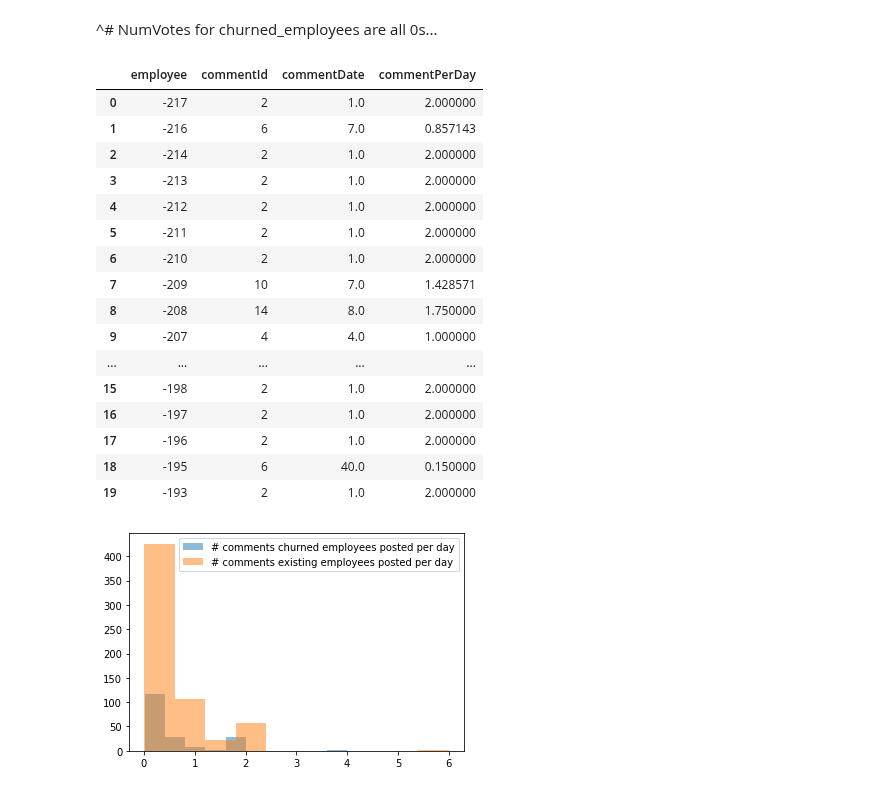
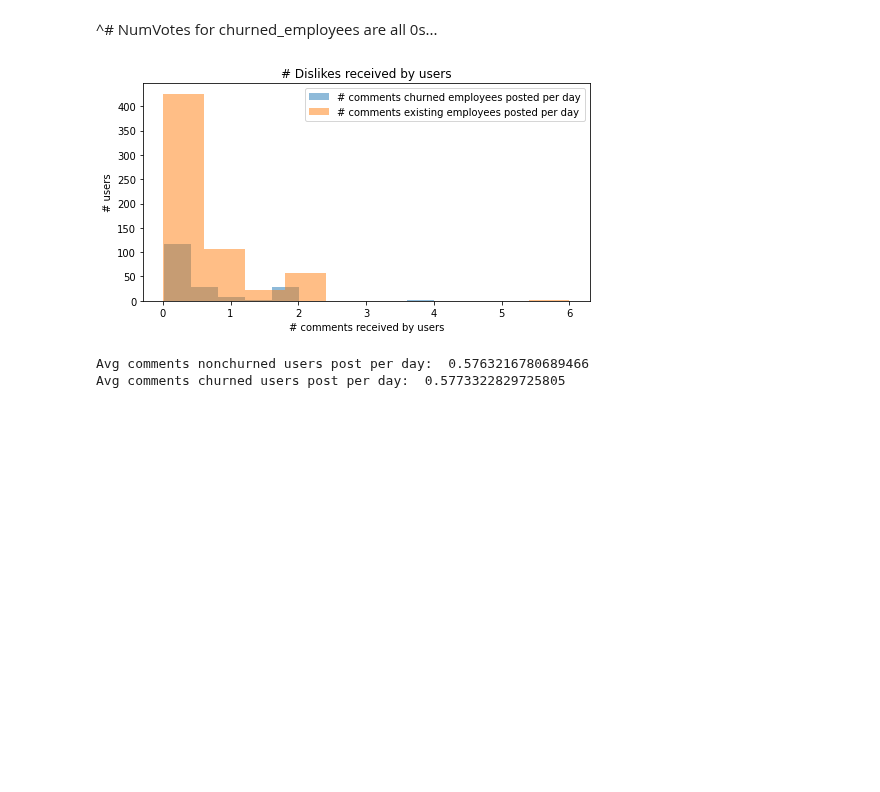
Before and after one commit to ceciliastern/ds_term_project, a Jupyter notebook: Term Project - Happiness Dataset.ipynb, the cells around one changed output. Saved outputs shown, nothing was run; the diff lists cells and outputs as text; code cells hidden in the pictures; blank space fills up the shorter version.

```diff
--- a/Term Project - Happiness Dataset.ipynb
+++ b/Term Project - Happiness Dataset.ipynb
@@ -227,37 +227,33 @@ churned_employees.describe()
 ^# NumVotes for churned_employees are all 0s...
 # %%
 # Calculate the number of comments each employee left
+cca_df['commentDate'] = pd.to_datetime(cca_df['commentDate']).dt.normalize()
+cca_df['commentLength'] = cca_df['txt'].str.len()
 
-cca_df['commentDate'] = pd.to_datetime(cca_df['commentDate']).dt.normalize()
-count = cca_df.groupby(["employee"]).agg({"commentId": "count","commentDate": np.ptp})
-# Convert comment date to date
+# Calculate the range of the date.
+count = cca_df.groupby(["employee"]).agg({"commentId": "count",
+                                          "likes": "sum",
+                                          "dislikes": "sum",
+                                          "commentLength": "mean",
+                                          "commentDate": np.ptp})
+
 count["commentDate"] = count["commentDate"].dt.days + 1
-
 count["commentPerDay"] = count["commentId"]/ count["commentDate"]
 count = count.reset_index()
 churn_count = count[count["employee"] < 0]
 nonchurn_count = count[count["employee"] >= 0]
+plt.figure(figsize=(8, 4))
 plt.hist(churn_count['commentPerDay'], alpha=0.5, label="# comments churned employees posted per day")
 plt.hist(nonchurn_count['commentPerDay'], alpha=0.5, label="# comments existing employees posted per day")
+plt.xlabel("# comments received by users")
+plt.ylabel("# users")
+plt.title("# Dislikes received by users")
 plt.legend()
+plt.show()
 
-count.head(20)
+print("Avg comments nonchurned users post per day: ", nonchurn_count['commentPerDay'].mean())
+print("Avg comments churned users post per day: ", churn_count['commentPerDay'].mean())
 # %% [output]
-|  | employee | commentId | commentDate | commentPerDay |
-| 0 | -217 | 2 | 1.0 | 2.000000 |
-| 1 | -216 | 6 | 7.0 | 0.857143 |
-| 2 | -214 | 2 | 1.0 | 2.000000 |
-| 3 | -213 | 2 | 1.0 | 2.000000 |
-| 4 | -212 | 2 | 1.0 | 2.000000 |
-| 5 | -211 | 2 | 1.0 | 2.000000 |
-| 6 | -210 | 2 | 1.0 | 2.000000 |
-| 7 | -209 | 10 | 7.0 | 1.428571 |
-| 8 | -208 | 14 | 8.0 | 1.750000 |
-| 9 | -207 | 4 | 4.0 | 1.000000 |
-| ... | ... | ... | ... | ... |
-| 15 | -198 | 2 | 1.0 | 2.000000 |
-| 16 | -197 | 2 | 1.0 | 2.000000 |
-| 17 | -196 | 2 | 1.0 | 2.000000 |
-| 18 | -195 | 6 | 40.0 | 0.150000 |
-| 19 | -193 | 2 | 1.0 | 2.000000 |
-[figure, old version]
+[figure, new version]
+Avg comments nonchurned users post per day:  0.5763216780689466
+Avg comments churned users post per day:  0.5773322829725805
```
Also changed, not shown: parts of 9 cells of this notebook.
